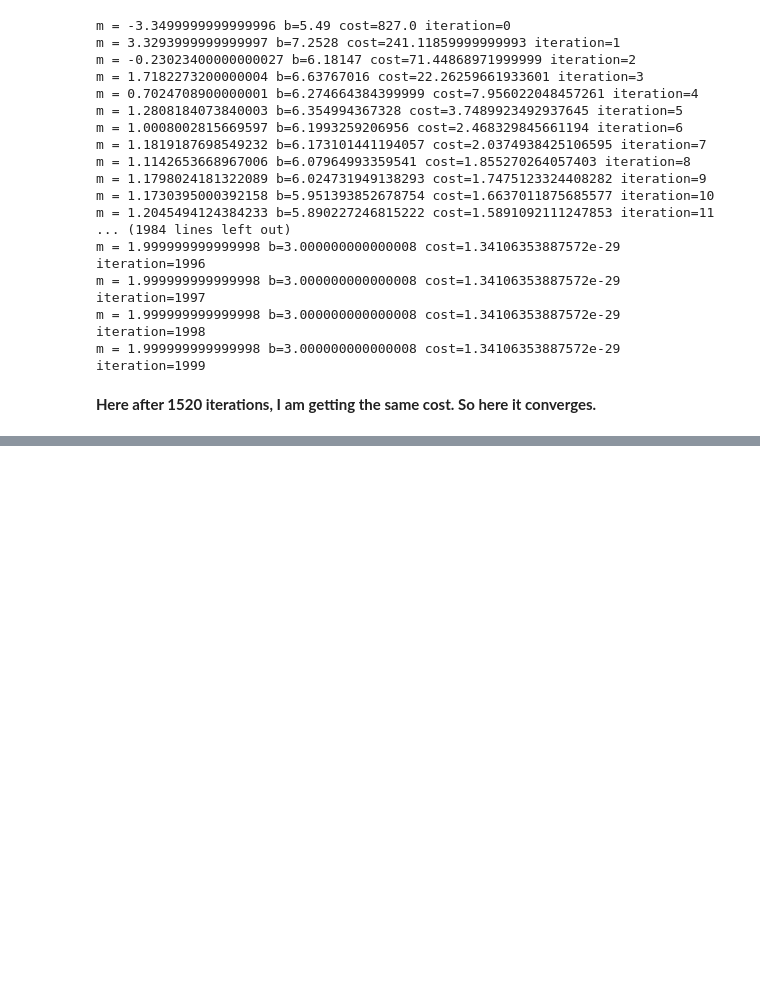
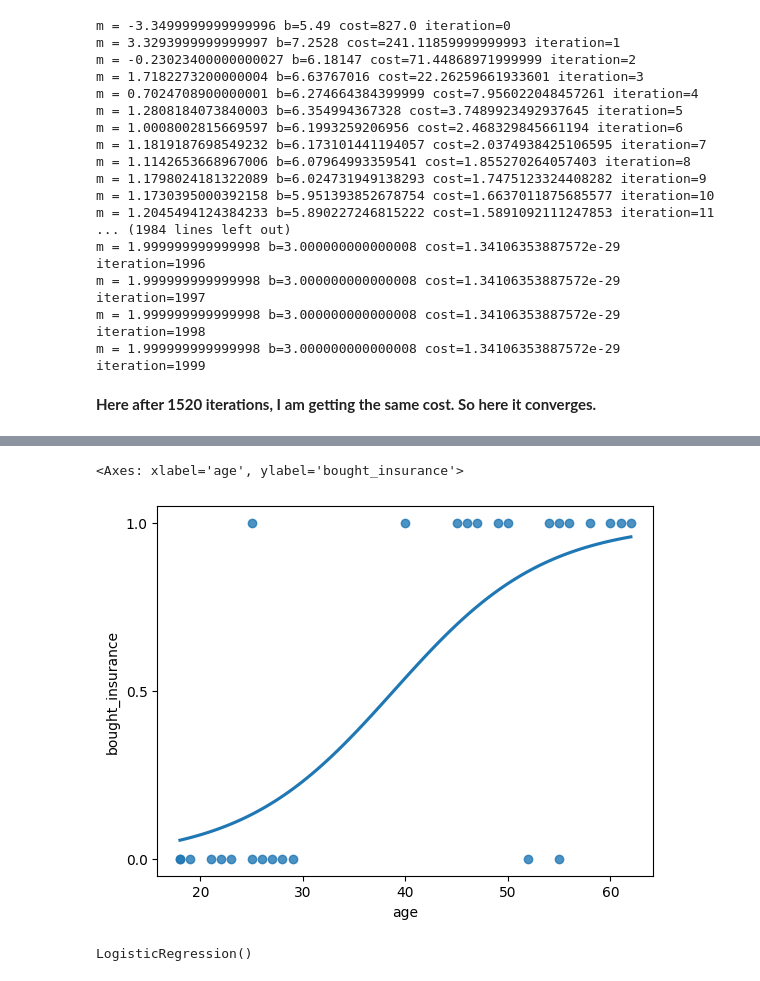
Before and after one commit to Numanur/data-science-ml, a Jupyter notebook: basic_machine_learning.ipynb, the cells around one changed output, grey strips where cells are left out. Drawn from its saved outputs; the diff is of its cells as text; code cells hidden in the pictures; blank space fills up the shorter version.

```diff
--- a/basic_machine_learning.ipynb
+++ b/basic_machine_learning.ipynb
@@ -59,0 +80,3 @@ m = 1.999999999999998 b=3.000000000000008 cost=1.34106353887572e-29 iteration=19
+# %%
+df = pd.read_csv("/content/drive/MyDrive/Colab Datasets/insurance_data.csv")
+df.head()
@@ -59,0 +90,16 @@ m = 1.999999999999998 b=3.000000000000008 cost=1.34106353887572e-29 iteration=19
+# %%
+plt.yticks([0, 0.5, 1])
+sns.regplot(df, x="age", y="bought_insurance",logistic=True, ci=None)
+# %% [output]
+<Axes: xlabel='age', ylabel='bought_insurance'>
+[figure, added]
+# %%
+np.random.seed(1)
+from sklearn.model_selection import train_test_split
+X_train, X_test, y_train, y_test = train_test_split(df[["age"]], df["bought_insurance"], test_size=0.1)
+
+from sklearn.linear_model import LogisticRegression
+model = LogisticRegression()
+model.fit(X_train, y_train)
+# %% [output]
+LogisticRegression()
```
Also changed, not shown: parts of 11 cells of this notebook.
